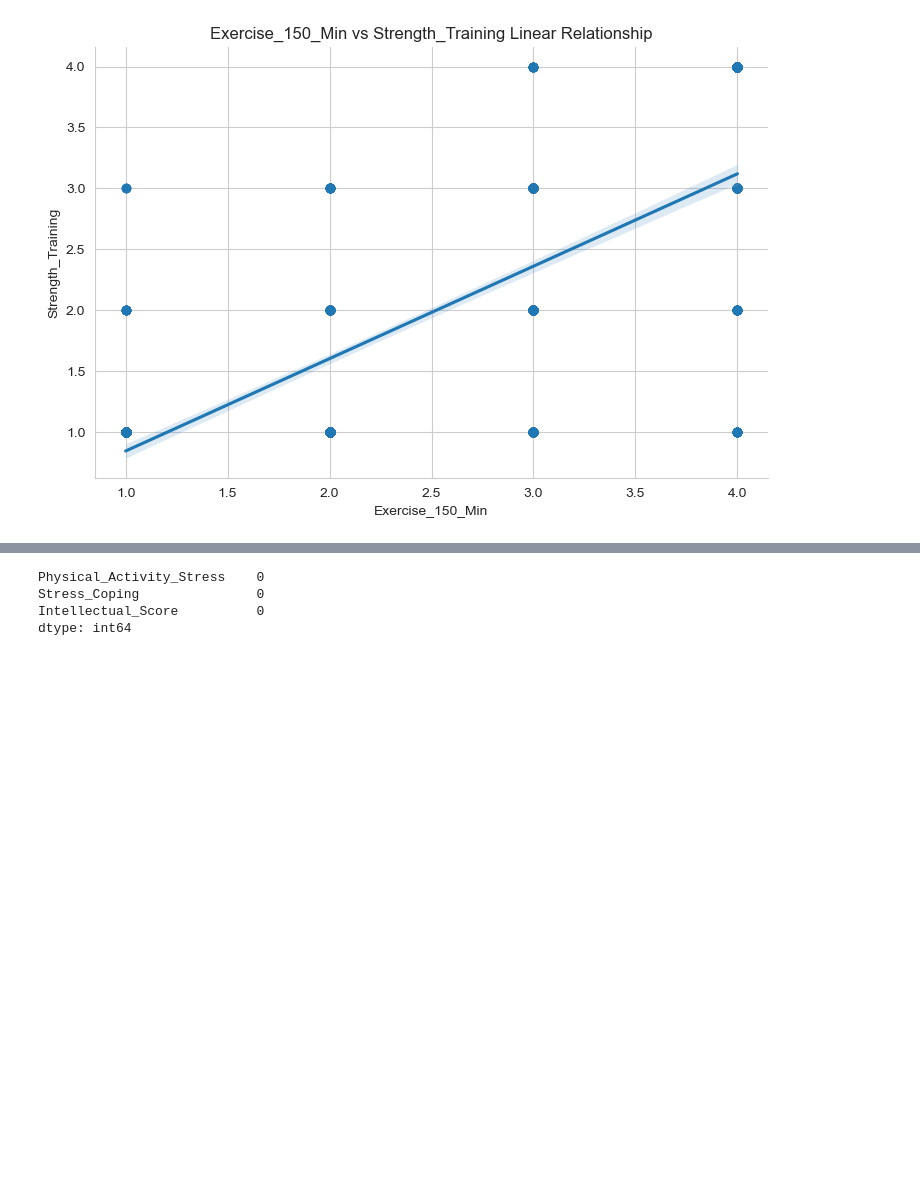
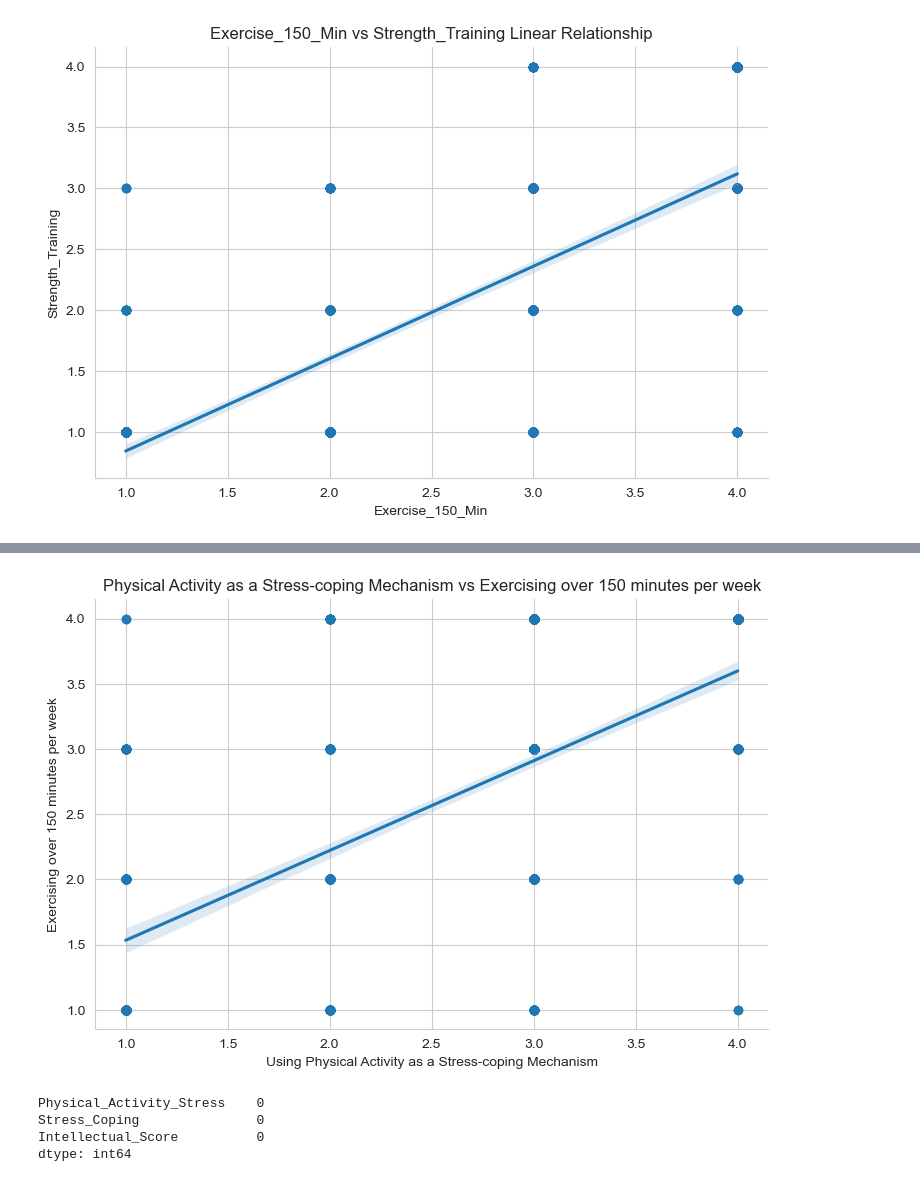
Before and after one commit to Matthew-Wolz/Physical-Health-Research, a Jupyter notebook: Notebook/Physical Health Research.ipynb, the cells around one changed output, grey strips where cells are left out. Cells and saved outputs as stored; diff of their text form; code cells hidden in the pictures; blank space fills up the shorter version.

```diff
--- a/Notebook/Physical Health Research.ipynb
+++ b/Notebook/Physical Health Research.ipynb
@@ -127 +142,11 @@ plt.show()
+# %%
+# linear plot of Physical_Activity_Stress vs Exercise_150_Min
+
+sns.lmplot(x = 'Physical_Activity_Stress', y = 'Exercise_150_Min', data = data, aspect = 1.5)
+plt.xlabel("Using Physical Activity as a Stress-coping Mechanism")
+plt.ylabel("Exercising over 150 minutes per week")
+plt.title("Physical Activity as a Stress-coping Mechanism vs Exercising over 150 minutes per week")
+plt.show()
+# %% [output]
+[figure, added]
 # %%
```
Also changed, not shown: parts of 2 cells of this notebook, 1 other file.
